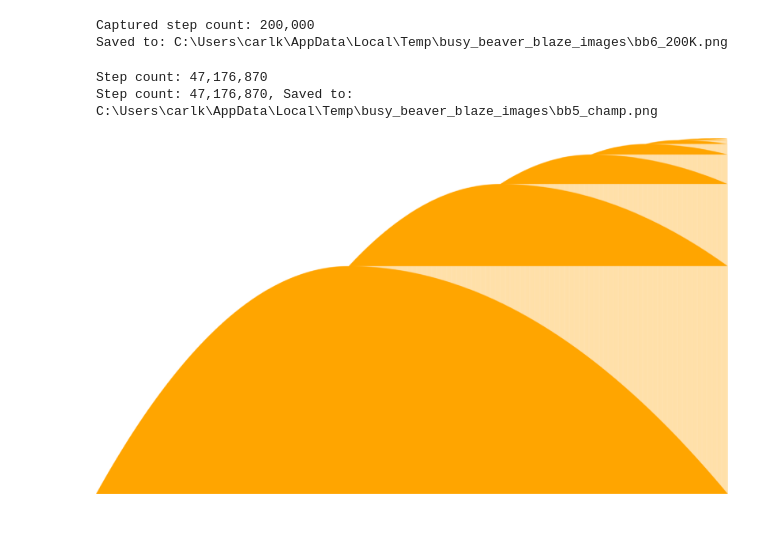
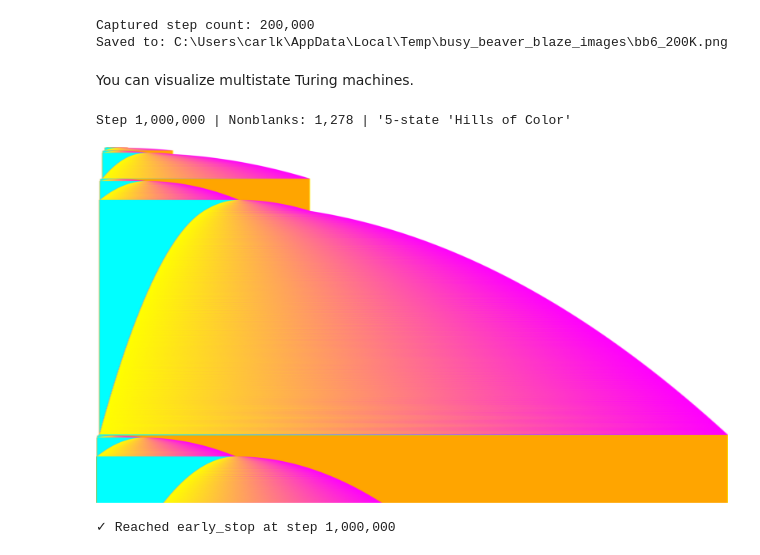
Before and after one commit to CarlKCarlK/busy_beaver_blaze, a Jupyter notebook: notebooks/interactive.ipynb, the cells around one changed output. Drawn from its saved outputs; the diff is of its cells as text; code cells hidden in the pictures; blank space fills up the shorter version.

```diff
--- a/notebooks/interactive.ipynb
+++ b/notebooks/interactive.ipynb
@@ -99,21 +101,18 @@ Step count: 200,000
 [figure]
 Captured step count: 200,000
 Saved to: C:\Users\carlk\AppData\Local\Temp\busy_beaver_blaze_images\bb6_200K.png
+# %% [markdown]
+You can visualize multistate Turing machines.
 # %%
-from pathlib import Path
-import tempfile
-from busy_beaver_blaze import Visualizer, BB5_CHAMP
+from busy_beaver_blaze import Visualizer
 
 visualizer = Visualizer(
-    program=BB5_CHAMP,
+    program="1RB3LA3LA2RA3RA_2LB2RA---4RB1LB",
     resolution=(1920, 1080)
 )
 
-out_file = Path(tempfile.gettempdir()) / "busy_beaver_blaze_images" / "bb5_champ.png"
-img, step_count = visualizer.run(out_file=out_file, early_stop=100_000_000)
-print(f"Step count: {step_count:,}, Saved to: {out_file}")
-img
+visualizer.run_live(early_stop=1_000_000, caption="'5-state 'Hills of Color'")
 # %% [output]
-Step count: 47,176,870
-Step count: 47,176,870, Saved to: C:\Users\carlk\AppData\Local\Temp\busy_beaver_blaze_images\bb5_champ.png
+Step 1,000,000 | Nonblanks: 1,278 | '5-state 'Hills of Color'
-[figure, old version]
+[figure, new version]
+✓ Reached early_stop at step 1,000,000
```
Also changed, not shown: parts of 4 cells of this notebook, 1 other file.
